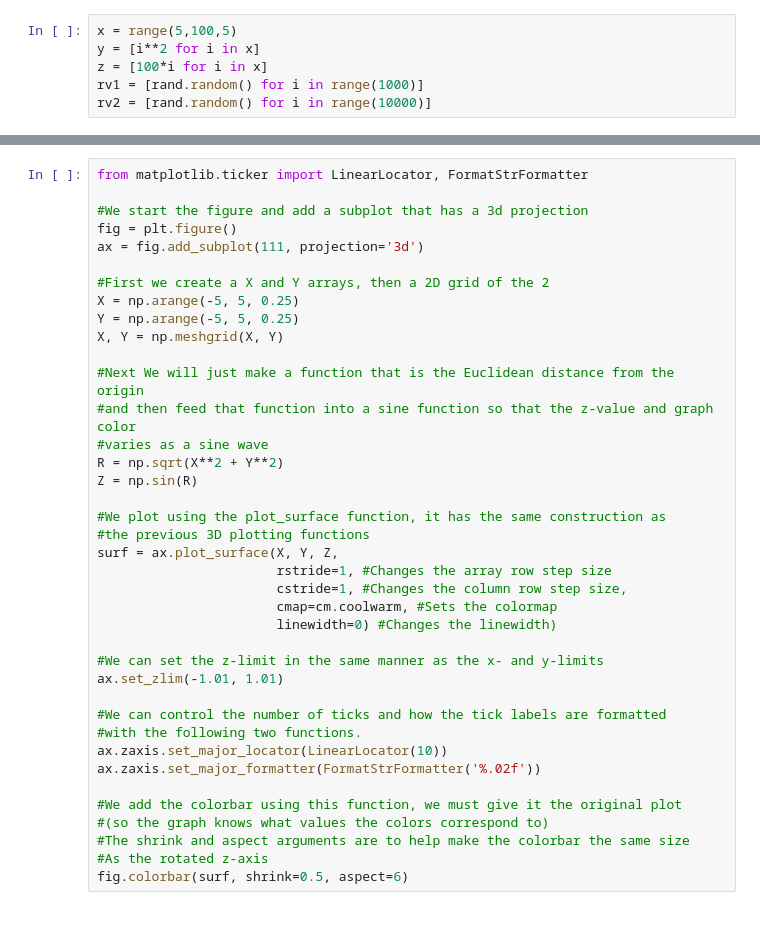
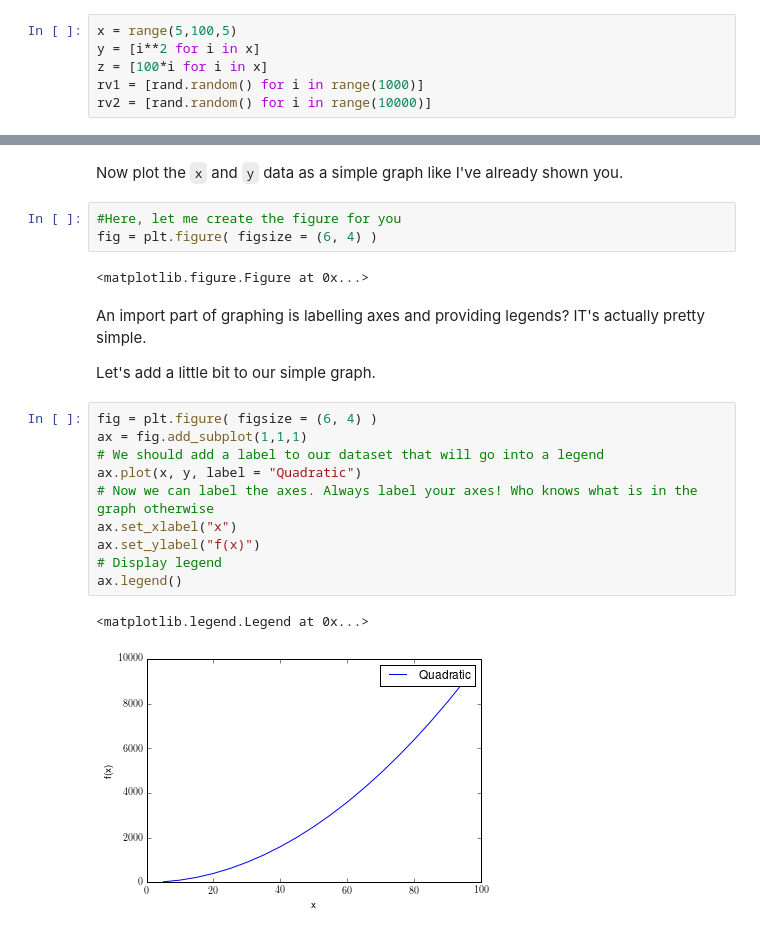
Before and after one commit to amarallab/Introduction-to-Python-Programming-and-Data-Science, a Jupyter notebook: Python-Basics/Data-Visualization.ipynb, the cells around one changed output, grey strips where cells are left out. Drawn from its saved outputs; the diff is of its cells as text.

```diff
--- a/Python-Basics/Data-Visualization.ipynb
+++ b/Python-Basics/Data-Visualization.ipynb
@@ -340,39 +160,24 @@ ax.set_zlabel('Z')
-# %%
-from matplotlib.ticker import LinearLocator, FormatStrFormatter
-
-#We start the figure and add a subplot that has a 3d projection
-fig = plt.figure()
-ax = fig.add_subplot(111, projection='3d')
-
-#First we create a X and Y arrays, then a 2D grid of the 2
-X = np.arange(-5, 5, 0.25)
-Y = np.arange(-5, 5, 0.25)
-X, Y = np.meshgrid(X, Y)
-
-#Next We will just make a function that is the Euclidean distance from the origin
-#and then feed that function into a sine function so that the z-value and graph color
-#varies as a sine wave
-R = np.sqrt(X**2 + Y**2)
-Z = np.sin(R)
-
-#We plot using the plot_surface function, it has the same construction as
-#the previous 3D plotting functions
-surf = ax.plot_surface(X, Y, Z,
-                       rstride=1, #Changes the array row step size
-                       cstride=1, #Changes the column row step size,
-                       cmap=cm.coolwarm, #Sets the colormap
-                       linewidth=0) #Changes the linewidth)
-
-#We can set the z-limit in the same manner as the x- and y-limits
-ax.set_zlim(-1.01, 1.01)
-
-#We can control the number of ticks and how the tick labels are formatted
-#with the following two functions.
-ax.zaxis.set_major_locator(LinearLocator(10))
-ax.zaxis.set_major_formatter(FormatStrFormatter('%.02f'))
-
-#We add the colorbar using this function, we must give it the original plot
-#(so the graph knows what values the colors correspond to)
-#The shrink and aspect arguments are to help make the colorbar the same size
-#As the rotated z-axis
-fig.colorbar(surf, shrink=0.5, aspect=6)
+# %% [markdown]
+Now plot the `x` and `y` data as a simple graph like I've already shown you.
+# %%
+#Here, let me create the figure for you
+fig = plt.figure( figsize = (6, 4) )
+# %% [output]
+<matplotlib.figure.Figure at 0x...>
+# %% [markdown]
+An import part of graphing is labelling axes and providing legends?  IT's actually pretty simple.
+
+Let's add a little bit to our simple graph.
+# %%
+fig = plt.figure( figsize = (6, 4) )
+ax = fig.add_subplot(1,1,1)
+# We should add a label to our dataset that will go into a legend
+ax.plot(x, y, label = "Quadratic")
+# Now we can label the axes. Always label your axes! Who knows what is in the graph otherwise
+ax.set_xlabel("x")
+ax.set_ylabel("f(x)")
+# Display legend
+ax.legend()
+# %% [output]
+<matplotlib.legend.Legend at 0x...>
+[figure, added]
```
Also changed, not shown: parts of 68 cells of this notebook, 3 other files.
